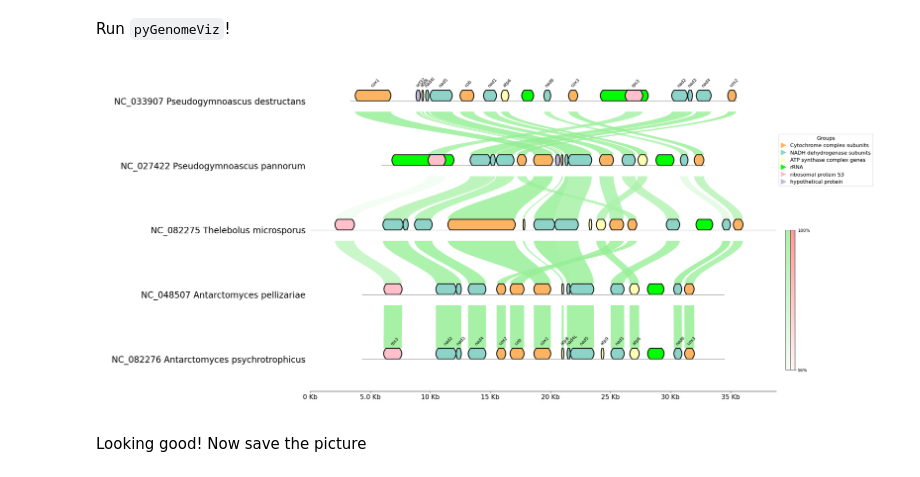
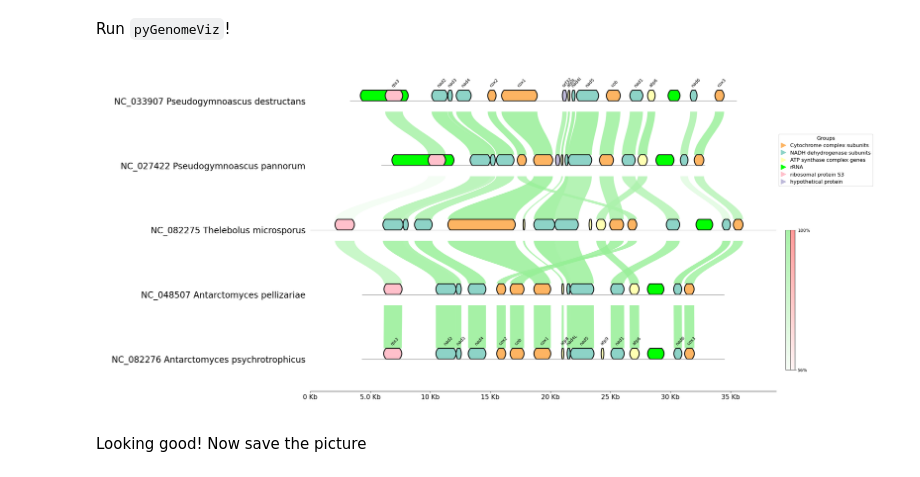
Before and after one commit to PopovIILab/beyondWNS, a Jupyter notebook: 02_Comparative_genomics/01_genomics.ipynb, the cells around one changed output. Cells and saved outputs as stored; diff of their text form; code cells hidden in the pictures.

```diff
--- a/02_Comparative_genomics/01_genomics.ipynb
+++ b/02_Comparative_genomics/01_genomics.ipynb
@@ -83,7 +120,7 @@ Make the order of genomes
 # %%
 # Reordering the list
 gbk_files = [
-    PosixPath('data/pd.gb'),
+    PosixPath('data/pd_rps3anchored.gb'),
     PosixPath('data/pp.gb'),
     PosixPath('data/tm.gb'),
     PosixPath('data/ap.gb'),
@@ -102,7 +139,7 @@ gv.set_scale_xticks()
 # Plot CDS, rRNA features for each contig to tracks
 for i, gbk in enumerate(gbk_list):
     track = gv.add_feature_track(gbk.name, gbk.get_seqid2size(), align_label=True)
-    if track.name == "pd":
+    if track.name == "pd_rps3anchored":
         track.set_label("NC_033907 Pseudogymnoascus destructans") # or NC_033907 Pseudogymnoascus destructans
     if track.name == "pp":
         track.set_label("NC_027422 Pseudogymnoascus pannorum") # or NC_027422 Pseudogymnoascus pannorum
@@ -150,34 +187,34 @@ for i, gbk in enumerate(gbk_list):
 align_coords = MMseqs(gbk_list).run()
 
 # Plot MMseqs alignment links
 if len(align_coords) > 0:
     min_ident = int(min([ac.identity for ac in align_coords if ac.identity]))
     color, inverted_color = "#90ee90", "#FF7F7F" #"#90ee90" - light_green, "#FF7F7F" - light_red
     for ac in align_coords:
         gv.add_link(ac.query_link, ac.ref_link, color=color, inverted_color=inverted_color, v=ac.identity, vmin=min_ident, curve=True)
     gv.set_colorbar([color, inverted_color], vmin=min_ident, bar_height = 0.5,)
 
 fig = gv.plotfig()
 
 # Plot legend for groups
 _ = fig.legend(
     handles=[
         Line2D([], [], marker=">", color="#fdb462", label="Cytochrome complex subunits", ms=12, ls="none"),
         Line2D([], [], marker=">", color="#8dd3c7", label="NADH dehydrogenase subunits", ms=12, ls="none"),
         Line2D([], [], marker=">", color="#ffffb3", label="ATP synthase complex genes", ms=12, ls="none"),
         Line2D([], [], marker=">", color="lime", label="rRNA", ms=12, ls="none"),
         Line2D([], [], marker=">", color="pink", label="ribosomal protein S3", ms=12, ls="none"),
         Line2D([], [], marker=">", color="#bebada", label="hypothetical protein", ms=12, ls="none"),
     ],
     fontsize=12,
     title="Groups",
     title_fontsize=12,
     loc="center left",
     bbox_to_anchor=(1, 0.75),
     handlelength=1.0,
 )
 # %% [output]
-[figure, old version]
+[figure, new version]
 # %% [markdown]
 Looking good! Now save the picture
 # %% [markdown]
```
Also changed, not shown: parts of 3 cells of this notebook.
